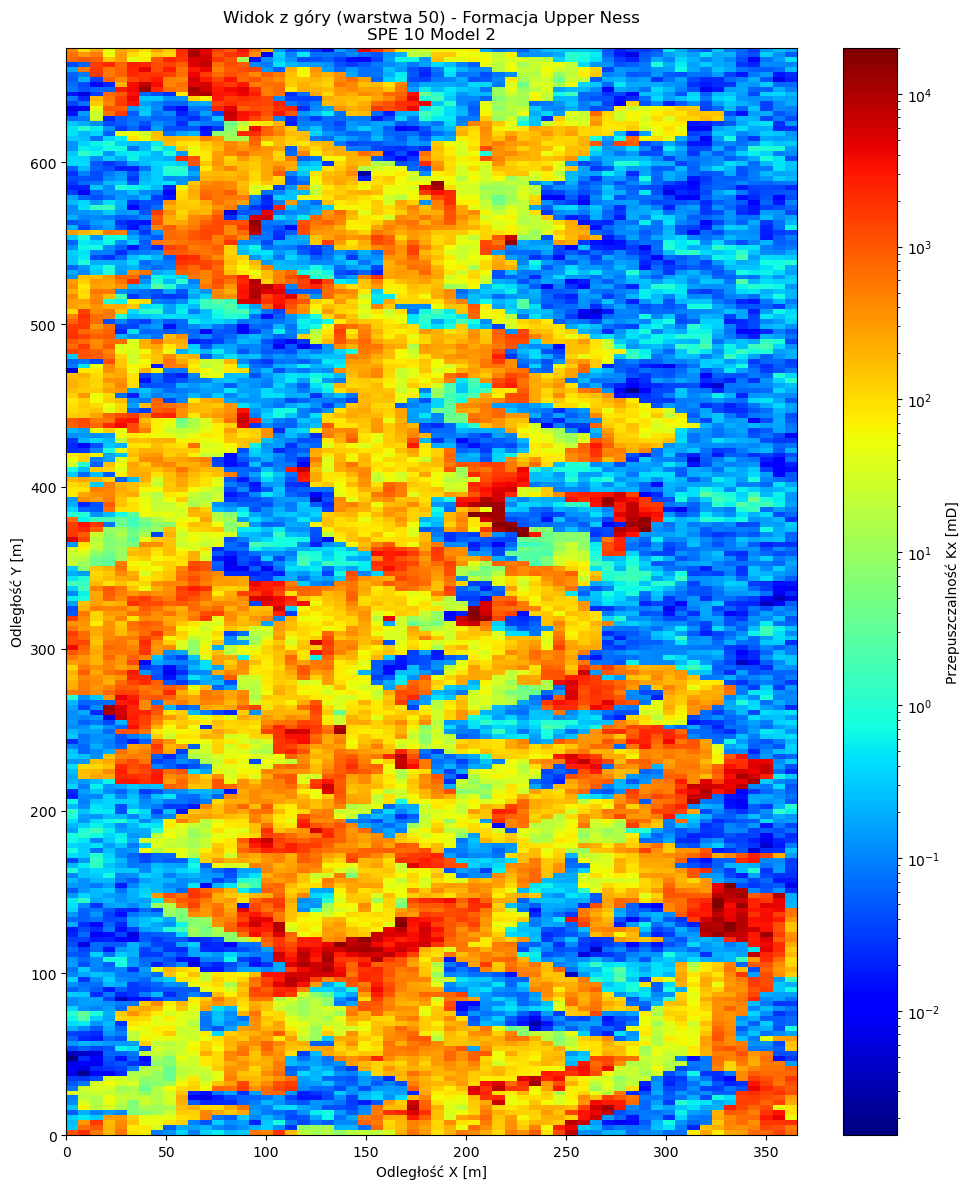
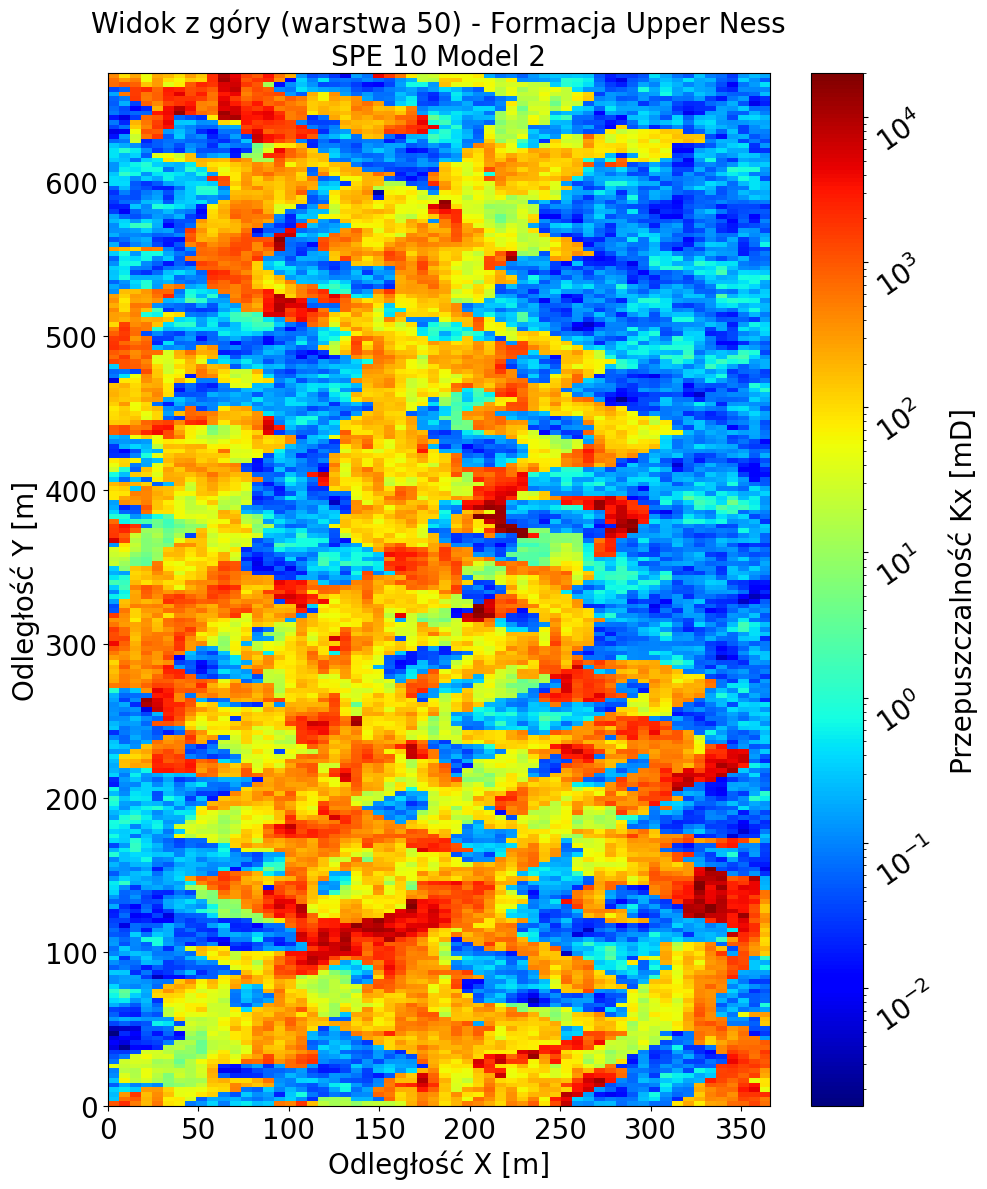
The notebook cell's code change between the first figure and the second:
--- before
+++ after
@@ -11,4 +11,14 @@
 
     plt.figure(figsize=(10, 12)) 
+
+    # im = plt.imshow(U_plot, extent=[0, REAL_LX, 0, REAL_LY], cmap='jet', origin='lower')
+        
+    #     cbar = plt.colorbar(im)
+    #     cbar.set_label("Ciśnienie u", fontsize=22)
+    #     cbar.ax.tick_params(labelsize=22, rotation=35)
+        
+    #     plt.xticks(fontsize=20) 
+    #     plt.yticks(fontsize=20)
+    #     plt.title(f"{label}  t={t:.2f}", fontsize=22)
     
     img = plt.imshow(kq_slice, 
@@ -19,8 +29,13 @@
                      aspect='auto') 
 
-    plt.colorbar(img, label='Przepuszczalność Kx [mD]')
-    plt.title(f'Widok z góry (warstwa {layer_idx}) - Formacja Upper Ness\nSPE 10 Model 2')
-    plt.xlabel('Odległość X [m]')
-    plt.ylabel('Odległość Y [m]')
+    cbar = plt.colorbar(img)
+    cbar.set_label(label='Przepuszczalność Kx [mD]', fontsize=20)
+    cbar.ax.tick_params(labelsize=20, rotation=35)
+    plt.xticks(fontsize=20)
+    plt.yticks(fontsize=20)
+    
+    plt.title(f'Widok z góry (warstwa {layer_idx}) - Formacja Upper Ness\nSPE 10 Model 2', fontsize=20)
+    plt.xlabel('Odległość X [m]', fontsize=20)
+    plt.ylabel('Odległość Y [m]', fontsize=20)
 
     plt.tight_layout()

Commit: choosing results